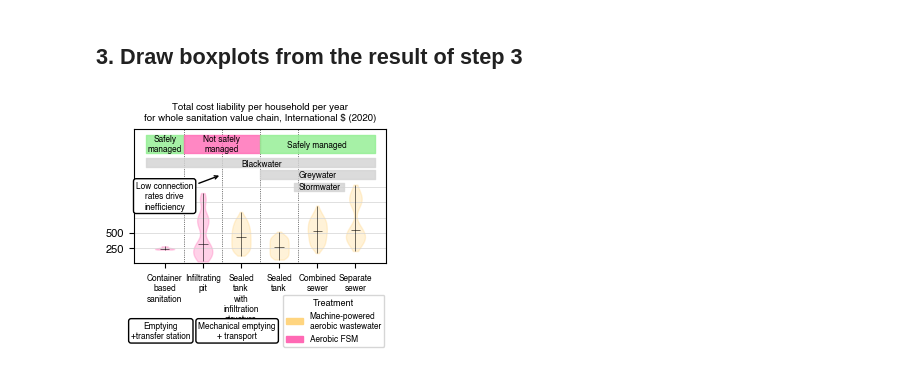
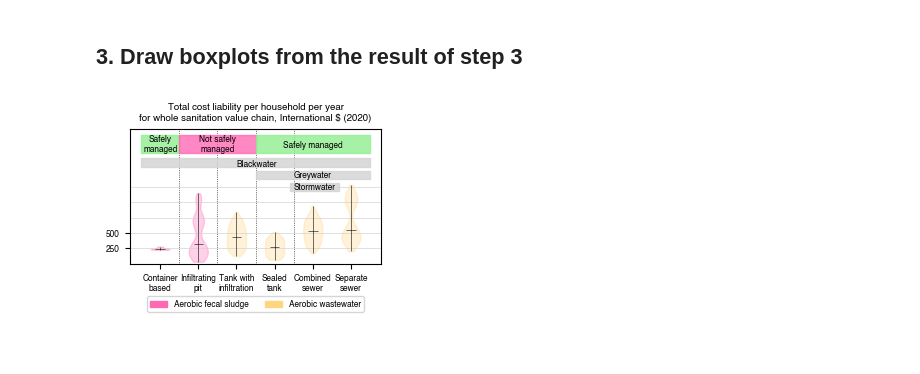
Before and after one commit to JinIgarashi/cactus-narok-figures, a Jupyter notebook: TOC.ipynb, the cells around one changed output. Drawn from its saved outputs; the diff is of its cells as text; code cells hidden in the pictures.

```diff
--- a/TOC.ipynb
+++ b/TOC.ipynb
@@ -38,7 +38,7 @@ colors = [
 
 plt.rcParams['font.sans-serif'] = "Helvetica"
 plt.rcParams['font.family'] = "sans-serif"
-plt.rcParams['font.size'] = 8
+plt.rcParams['font.size'] = 6
 # %% [markdown]
 ## 1. Define 10 patterns of CACTUS components' combinations. Every pattern should be consist of 3 to 4 components over the sanitation value chain
 # %%
@@ -48,7 +48,7 @@ combinations = [
         None,
         'Wheels - human- and/or machine-powered with transfer station',
         'Aerobic FSM',
-        'Container\nbased\nsanitation',
+        'Container\nbased',
         colors[2]
     ],
 #     [
@@ -80,7 +80,7 @@ combinations = [
         None,
         'Wheels - Machine Powered',
         'Machine-powered aerobic waste water',
-        'Sealed\ntank\nwith\ninfiltration\nstructure',
+        'Tank with\ninfiltration',
         colors[0]
     ],
 #     [
@@ -399,48 +395,35 @@ ax.set_xticks(np.arange(len(xtick_labels)) + 1)
 ax.set_xticklabels(xtick_labels,  rotation=0, ha='center', fontsize=6)
 
 ax.fill_between([0.5, 1.5], 1800, 2100, color='#90EE90', alpha=0.8)
 ax.fill_between([1.5, 3.5], 1800, 2100, color='#FF69B4', alpha=0.8)
 ax.fill_between([3.5, 6.5], 1800, 2100, color='#90EE90', alpha=0.8)
 ax.fill_between([0.5, 6.5], 1580, 1720, color='lightgray', alpha=0.8)
 ax.fill_between([3.5, 6.5], 1380, 1520, color='lightgray', alpha=0.8)
 ax.fill_between([4.4, 5.7], 1180, 1320, color='lightgray', alpha=0.8)
 
 ax.text(1, 1950, 'Safely\nmanaged', fontsize=6, ha='center', va='center')
 ax.text(2.5, 1950, 'Not safely\nmanaged', fontsize=6, ha='center', va='center')
 ax.text(5.0, 1930, 'Safely managed', fontsize=6, ha='center', va='center')
 
 ax.text(3, 1630, 'Blackwater', fontsize=6, ha='left', va='center')
 ax.text(4.5, 1450, 'Greywater', fontsize=6, ha='left', va='center')
 ax.text(4.5, 1250, 'Stormwater', fontsize=6, ha='left', va='center')
 
 
 # draw legend
 legend_labels = [
-    'Machine-powered\naerobic wastewater',
-    'Aerobic FSM',
+    'Aerobic fecal sludge',
+    'Aerobic wastewater',
 ]
-legend_colors = [colors[0], colors[2]]
+legend_colors = [colors[2], colors[0]]
 legend_patches = [mpatches.Patch(color=color, label=label) for color, label in zip(legend_colors, legend_labels)]
-legend = ax.legend(handles=legend_patches, loc='upper right', fontsize=6, bbox_to_anchor=(1.01, -0.2))
-legend.set_title("Treatment", prop={'size': 6.5})
+legend = ax.legend(handles=legend_patches, loc='center', fontsize=6, ncol=2, bbox_to_anchor=(0.5, -0.3))
 
 plt.title('Total cost liability per household per year\nfor whole sanitation value chain, International $ (2020)', fontsize=7)
-
-bbox_props = dict(boxstyle='round', facecolor='white', edgecolor='black', alpha=1.0)
-
-ax.text(0.9, -1100, 'Emptying\n+transfer station', fontsize=6, ha='center', va='center', bbox=bbox_props)
-ax.text(2.9, -1100, 'Mechanical emptying\n+ transport', fontsize=6, ha='center', va='center', bbox=bbox_props)
-
-from matplotlib.patches import FancyArrowPatch
-
-plt.annotate("Low connection\nrates drive\ninefficiency", (2.5, 1450),
-             xytext=(1.2, 1100),
-             arrowprops=dict(arrowstyle="->"),
-             fontsize=6, ha='center', va='center', bbox=bbox_props)
 
 # save figures as PDF and PNG
 plt.savefig(file_path, format="pdf", dpi=dpi, transparent=True, bbox_inches='tight')
 plt.savefig(f"{file_path}.png", format="png", dpi=dpi, transparent=True, bbox_inches='tight')
 plt.show()
 # %% [output]
-[figure, old version]
+[figure, new version]
```
Also changed, not shown: parts of 1 cell of this notebook, 3 other files.
